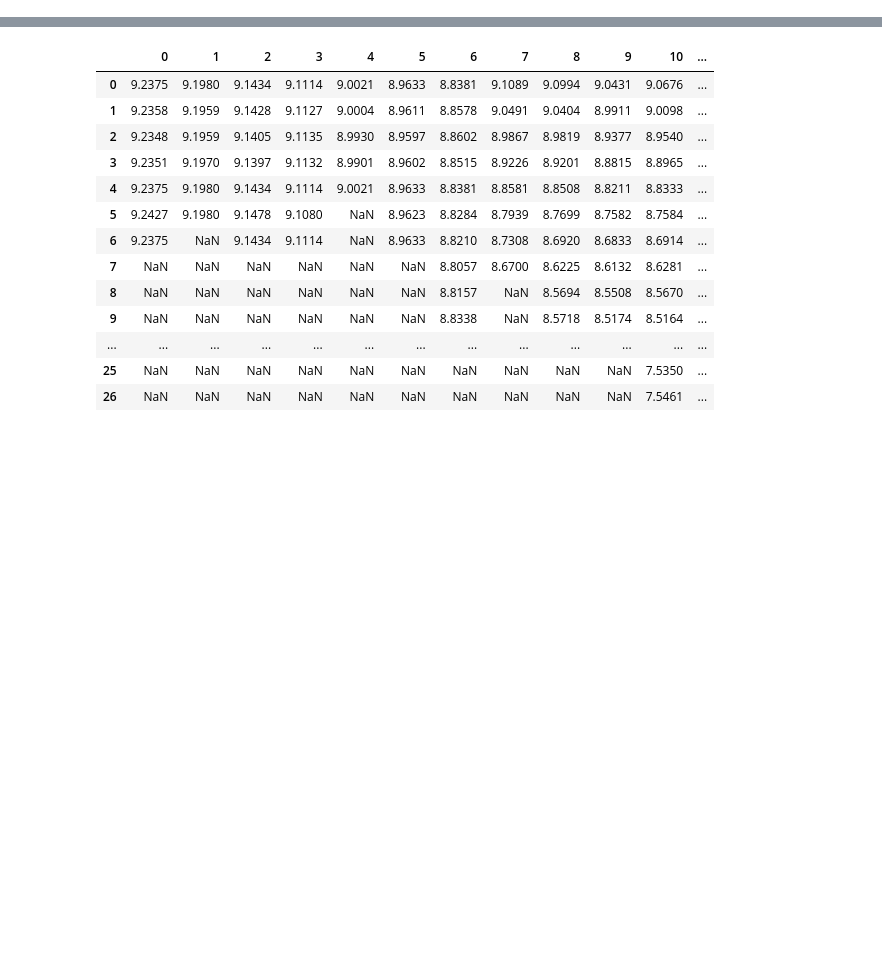
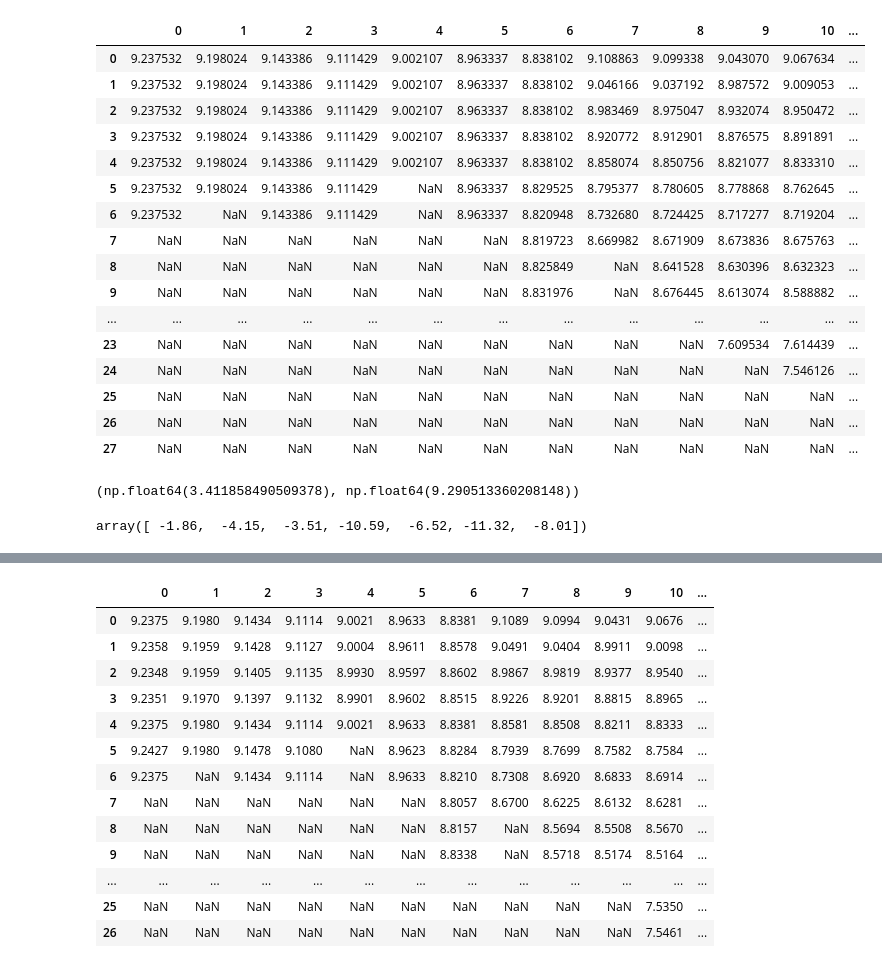
Before and after one commit to NTNUSmartWater/DigiH2O-Platform, a Jupyter notebook: process.ipynb, the cells around one changed output, grey strips where cells are left out. Cells and saved outputs as stored; diff of their text form; code cells hidden in the pictures; blank space fills up the shorter version.

```diff
--- a/process.ipynb
+++ b/process.ipynb
@@ -63,0 +118,24 @@ array([[[0.00000000e+00, 0.00000000e+00, 0.00000000e+00, ...,
+# %%
+pd.DataFrame(smoothed).head(30)
+# %% [output]
+|  | 0 | 1 | 2 | 3 | 4 | 5 | 6 | 7 | 8 | 9 | 10 | ... |
+| 0 | 9.237532 | 9.198024 | 9.143386 | 9.111429 | 9.002107 | 8.963337 | 8.838102 | 9.108863 | 9.099338 | 9.043070 | 9.067634 | ... |
+| 1 | 9.237532 | 9.198024 | 9.143386 | 9.111429 | 9.002107 | 8.963337 | 8.838102 | 9.046166 | 9.037192 | 8.987572 | 9.009053 | ... |
+| 2 | 9.237532 | 9.198024 | 9.143386 | 9.111429 | 9.002107 | 8.963337 | 8.838102 | 8.983469 | 8.975047 | 8.932074 | 8.950472 | ... |
+| 3 | 9.237532 | 9.198024 | 9.143386 | 9.111429 | 9.002107 | 8.963337 | 8.838102 | 8.920772 | 8.912901 | 8.876575 | 8.891891 | ... |
+| 4 | 9.237532 | 9.198024 | 9.143386 | 9.111429 | 9.002107 | 8.963337 | 8.838102 | 8.858074 | 8.850756 | 8.821077 | 8.833310 | ... |
+| 5 | 9.237532 | 9.198024 | 9.143386 | 9.111429 | NaN | 8.963337 | 8.829525 | 8.795377 | 8.780605 | 8.778868 | 8.762645 | ... |
+| 6 | 9.237532 | NaN | 9.143386 | 9.111429 | NaN | 8.963337 | 8.820948 | 8.732680 | 8.724425 | 8.717277 | 8.719204 | ... |
+| 7 | NaN | NaN | NaN | NaN | NaN | NaN | 8.819723 | 8.669982 | 8.671909 | 8.673836 | 8.675763 | ... |
+| 8 | NaN | NaN | NaN | NaN | NaN | NaN | 8.825849 | NaN | 8.641528 | 8.630396 | 8.632323 | ... |
+| 9 | NaN | NaN | NaN | NaN | NaN | NaN | 8.831976 | NaN | 8.676445 | 8.613074 | 8.588882 | ... |
+| ... | ... | ... | ... | ... | ... | ... | ... | ... | ... | ... | ... | ... |
+| 23 | NaN | NaN | NaN | NaN | NaN | NaN | NaN | NaN | NaN | 7.609534 | 7.614439 | ... |
+| 24 | NaN | NaN | NaN | NaN | NaN | NaN | NaN | NaN | NaN | NaN | 7.546126 | ... |
+| 25 | NaN | NaN | NaN | NaN | NaN | NaN | NaN | NaN | NaN | NaN | NaN | ... |
+| 26 | NaN | NaN | NaN | NaN | NaN | NaN | NaN | NaN | NaN | NaN | NaN | ... |
+| 27 | NaN | NaN | NaN | NaN | NaN | NaN | NaN | NaN | NaN | NaN | NaN | ... |
+# %%
+np.nanmin(data_[name].values[:, ids, :]), np.nanmax(data_[name].values[:, ids, :])
+# %% [output]
+(np.float64(3.411858490509378), np.float64(9.290513360208148))
@@ -63,0 +154,4 @@ array([[[0.00000000e+00, 0.00000000e+00, 0.00000000e+00, ...,
+# %%
+filtered['depth'].values
+# %% [output]
+array([ -1.86,  -4.15,  -3.51, -10.59,  -6.52, -11.32,  -8.01])
```
Also changed, not shown: parts of 22 cells of this notebook, 14 other files.
